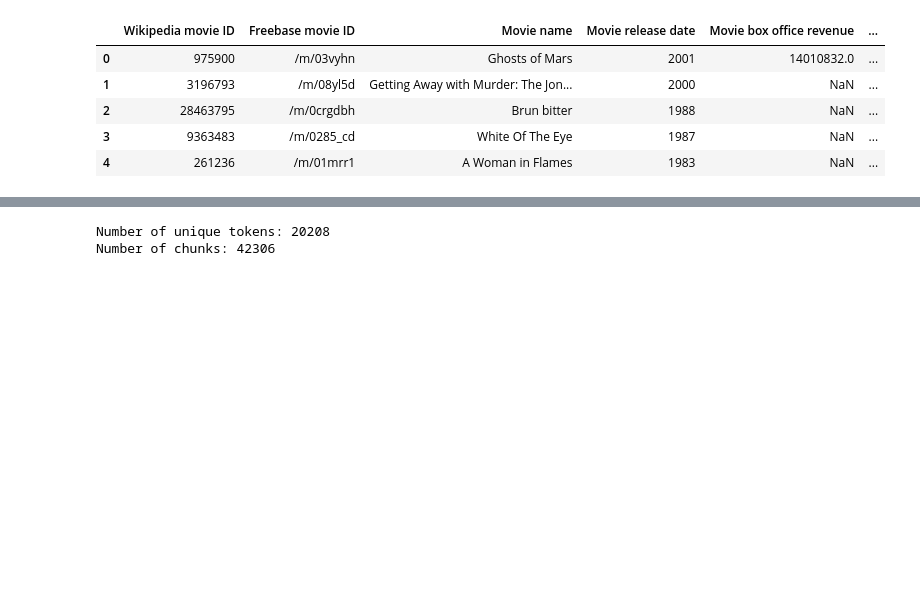
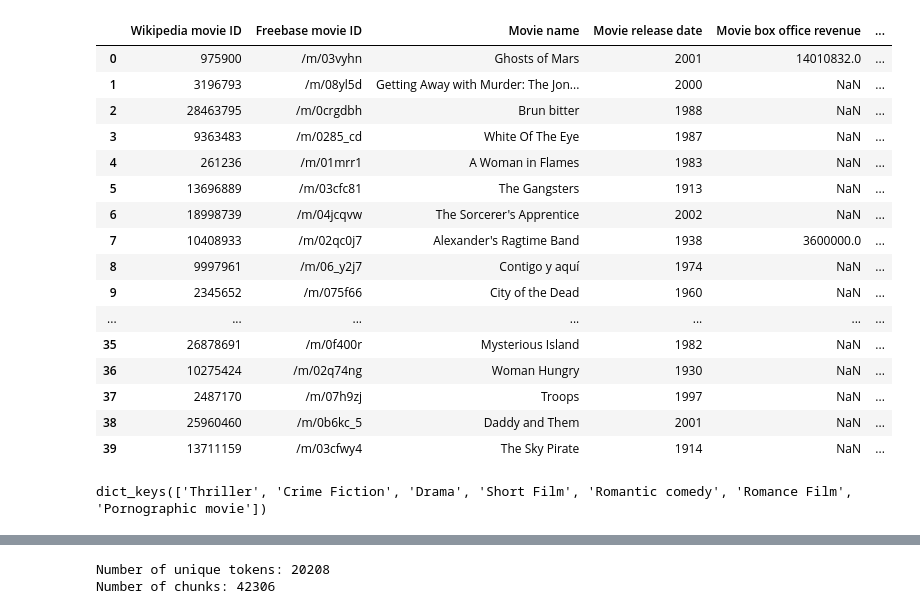
Before and after one commit to epfl-ada/ada-2024-project-4bigbrains, a Jupyter notebook: LDA.ipynb, the cells around one changed output, grey strips where cells are left out. Cells and saved outputs as stored; diff of their text form; code cells hidden in the pictures; blank space fills up the shorter version.

Commit message:
LDA over genre

```diff
--- a/LDA.ipynb
+++ b/LDA.ipynb
@@ -41,14 +41,25 @@ color_dict = dict(zip(focus_countries, colors))
 # %%
 DATA_PATH = 'data'
 df_date_clean = pd.read_csv(DATA_PATH + '/df_date_clean.csv')
-df_date_clean.head()
+df_date_clean.head(40)
 # %% [output]
 |  | Wikipedia movie ID | Freebase movie ID | Movie name | Movie release date | Movie box office revenue | ... |
 | 0 | 975900 | /m/03vyhn | Ghosts of Mars | 2001 | 14010832.0 | ... |
 | 1 | 3196793 | /m/08yl5d | Getting Away with Murder: The Jon... | 2000 | NaN | ... |
 | 2 | 28463795 | /m/0crgdbh | Brun bitter | 1988 | NaN | ... |
 | 3 | 9363483 | /m/0285_cd | White Of The Eye | 1987 | NaN | ... |
 | 4 | 261236 | /m/01mrr1 | A Woman in Flames | 1983 | NaN | ... |
+| 5 | 13696889 | /m/03cfc81 | The Gangsters | 1913 | NaN | ... |
+| 6 | 18998739 | /m/04jcqvw | The Sorcerer's Apprentice | 2002 | NaN | ... |
+| 7 | 10408933 | /m/02qc0j7 | Alexander's Ragtime Band | 1938 | 3600000.0 | ... |
+| 8 | 9997961 | /m/06_y2j7 | Contigo y aquí | 1974 | NaN | ... |
+| 9 | 2345652 | /m/075f66 | City of the Dead | 1960 | NaN | ... |
+| ... | ... | ... | ... | ... | ... | ... |
+| 35 | 26878691 | /m/0f400r | Mysterious Island | 1982 | NaN | ... |
+| 36 | 10275424 | /m/02q74ng | Woman Hungry | 1930 | NaN | ... |
+| 37 | 2487170 | /m/07h9zj | Troops | 1997 | NaN | ... |
+| 38 | 25960460 | /m/0b6kc_5 | Daddy and Them | 2001 | NaN | ... |
+| 39 | 13711159 | /m/03cfwy4 | The Sky Pirate | 1914 | NaN | ... |
 # %%
 # function that extracts the meaningful words in each XML file
 def parse_corenlp_file(file):
@@ -81,0 +109,6 @@ with tarfile.open(tar_path, 'r') as tar:
+# %%
+Size_genre = {cle: len(valeur) for cle, valeur in filter_genre_documents.items()}
+genre_kept = Size_genre.keys()
+genre_kept
+# %% [output]
+dict_keys(['Thriller', 'Crime Fiction', 'Drama', 'Short Film', 'Romantic comedy', 'Romance Film', 'Pornographic movie'])
```
Also changed, not shown: parts of 8 cells of this notebook.
